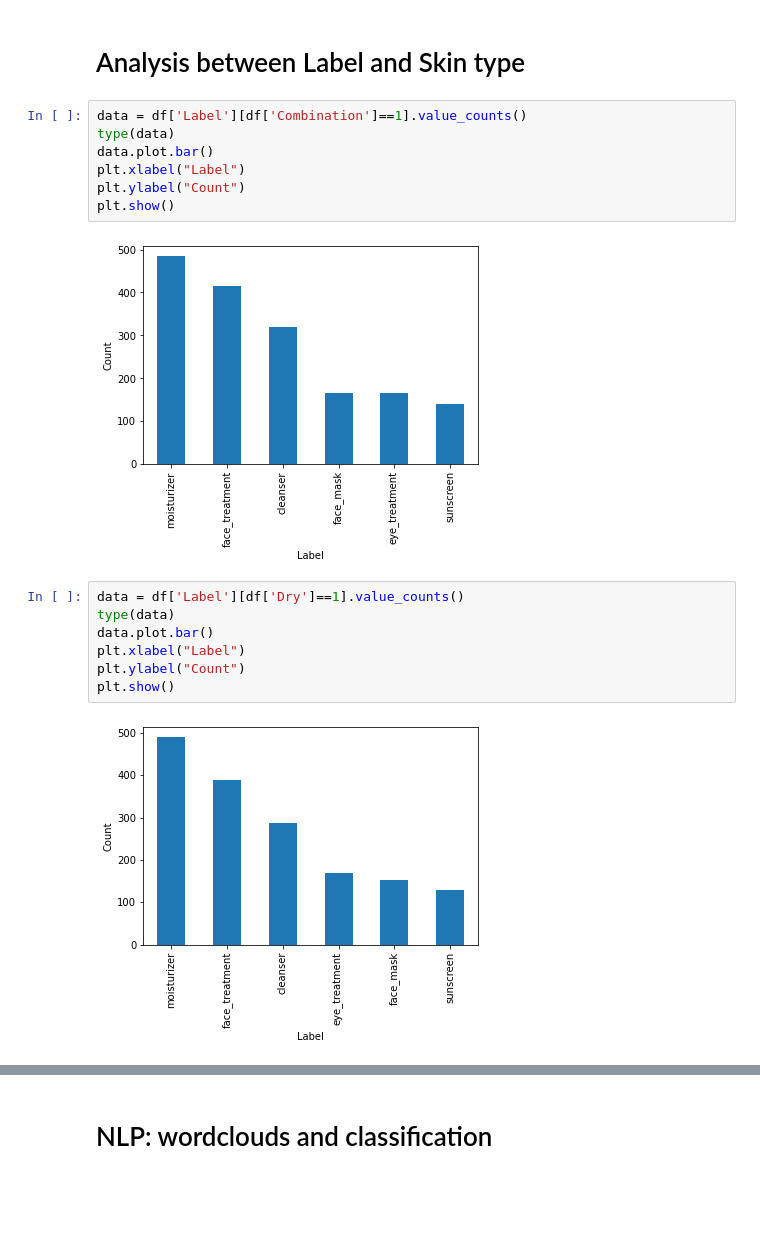
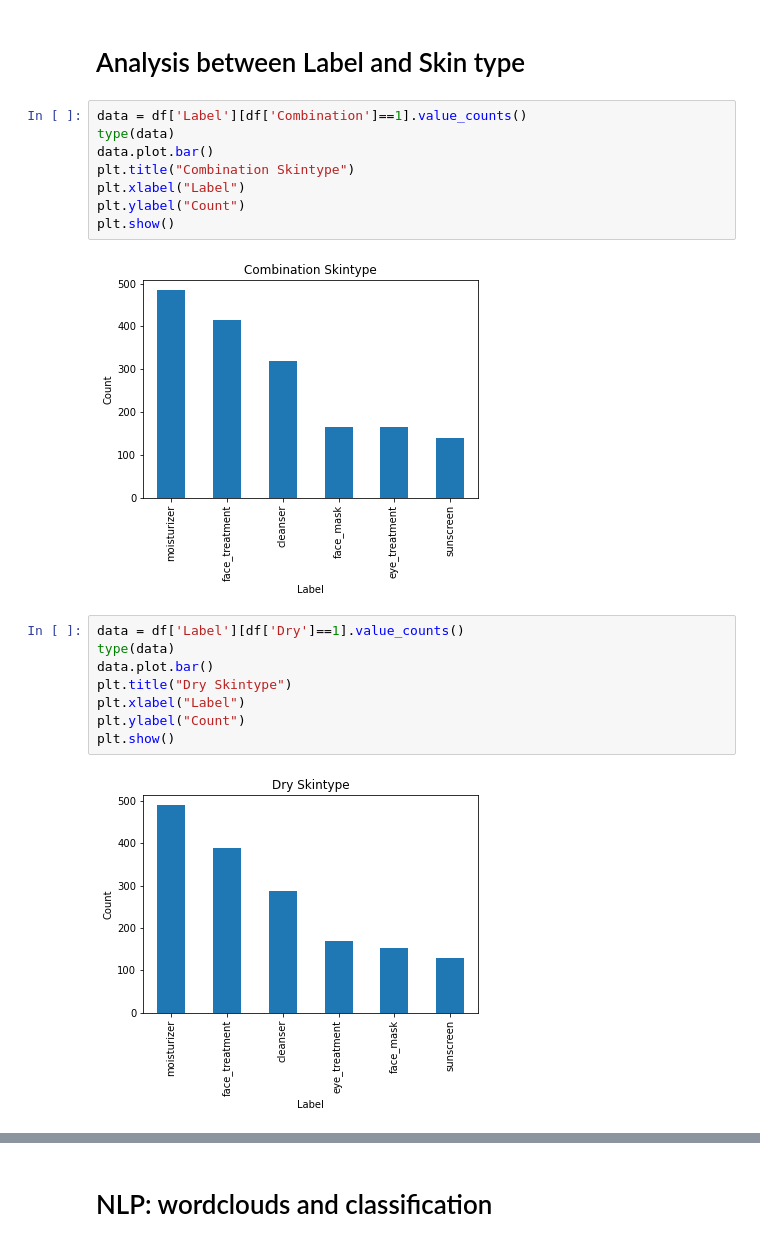
Before and after one commit to shrishashegde/Cosmetics-Recommendation, a Jupyter notebook: code/03_Data_Analysis.ipynb, the cells around one changed output, grey strips where cells are left out. Saved outputs shown, nothing was run; the diff lists cells and outputs as text; blank space fills up the shorter version.

Commit message:
plots

```diff
--- a/code/03_Data_Analysis.ipynb
+++ b/code/03_Data_Analysis.ipynb
@@ -125,21 +125,23 @@ plt.show()
 # %%
 data = df['Label'][df['Combination']==1].value_counts()
 type(data)
 data.plot.bar()
+plt.title("Combination Skintype")
 plt.xlabel("Label")
 plt.ylabel("Count")
 plt.show()
 # %% [output]
-[figure, old version]
+[figure, new version]
 # %%
 data = df['Label'][df['Dry']==1].value_counts()
 type(data)
 data.plot.bar()
+plt.title("Dry Skintype")
 plt.xlabel("Label")
 plt.ylabel("Count")
 plt.show()
 # %% [output]
-[figure, old version]
+[figure, new version]
 # %%
 data = df['Label'][df['Mature']==1].value_counts()
 type(data)
```
Also changed, not shown: parts of 8 cells of this notebook.
